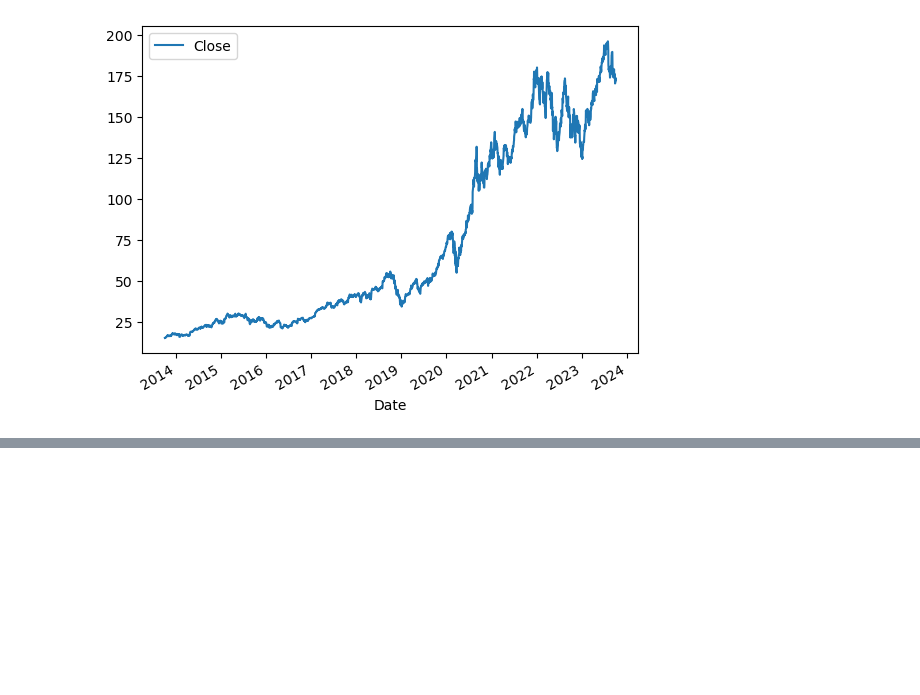
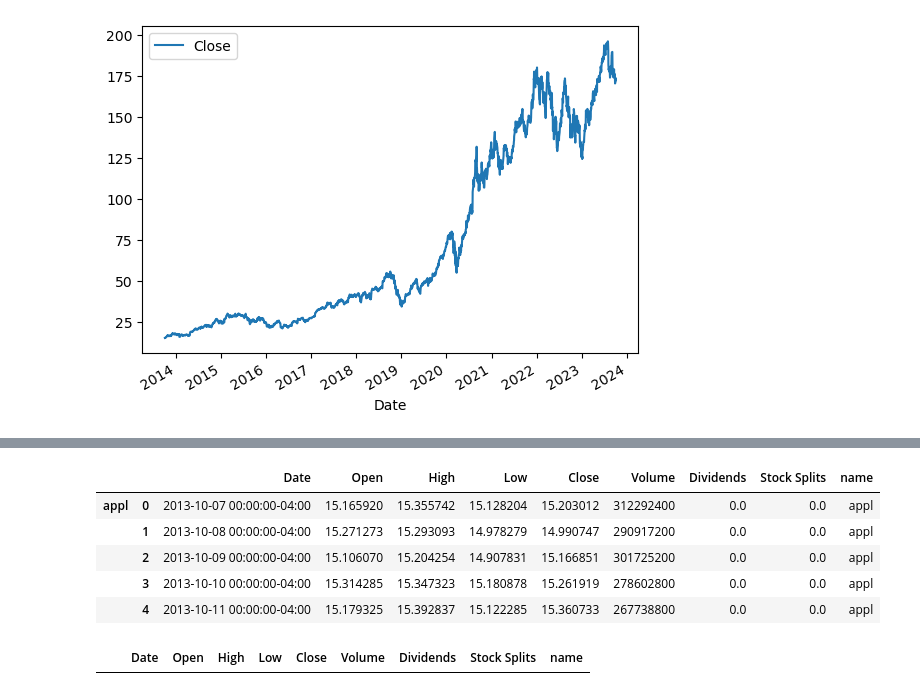
Before and after one commit to EdgarPoeAllan/Stock-prices, a Jupyter notebook: Stock--prices.ipynb, the cells around one changed output, grey strips where cells are left out. Drawn from its saved outputs; the diff is of its cells as text; code cells hidden in the pictures; blank space fills up the shorter version.

```diff
--- a/Stock--prices.ipynb
+++ b/Stock--prices.ipynb
@@ -69,0 +104,3 @@ apple_share.plot(x='Date',y='Close')
+# %%
+amazon_share = amazon.history(period='10y')
+amazon_share.head()
@@ -69,0 +115,2 @@ apple_share.plot(x='Date',y='Close')
+# %%
+amazon_share.reset_index(inplace=True)
@@ -69,0 +137,18 @@ apple_share.plot(x='Date',y='Close')
+# %%
+apple_share['name'] = 'appl'
+amazon_share['name'] = 'amzn'
+# %%
+comb = pd.concat([apple_share,amazon_share], keys = ['appl','amzn'])
+# %%
+comb.head()
+# %% [output]
+|  |  | Date | Open | High | Low | Close | Volume | Dividends | Stock Splits | name |
+| appl | 0 | 2013-10-07 00:00:00-04:00 | 15.165920 | 15.355742 | 15.128204 | 15.203012 | 312292400 | 0.0 | 0.0 | appl |
+|  | 1 | 2013-10-08 00:00:00-04:00 | 15.271273 | 15.293093 | 14.978279 | 14.990747 | 290917200 | 0.0 | 0.0 | appl |
+|  | 2 | 2013-10-09 00:00:00-04:00 | 15.106070 | 15.204254 | 14.907831 | 15.166851 | 301725200 | 0.0 | 0.0 | appl |
+|  | 3 | 2013-10-10 00:00:00-04:00 | 15.314285 | 15.347323 | 15.180878 | 15.261919 | 278602800 | 0.0 | 0.0 | appl |
+|  | 4 | 2013-10-11 00:00:00-04:00 | 15.179325 | 15.392837 | 15.122285 | 15.360733 | 267738800 | 0.0 | 0.0 | appl |
+# %%
+comb[(comb.Dividends>0) & (comb.name=='amzn')]
+# %% [output]
+|  |  | Date | Open | High | Low | Close | Volume | Dividends | Stock Splits | name |
```
Also changed, not shown: parts of 10 cells of this notebook.
